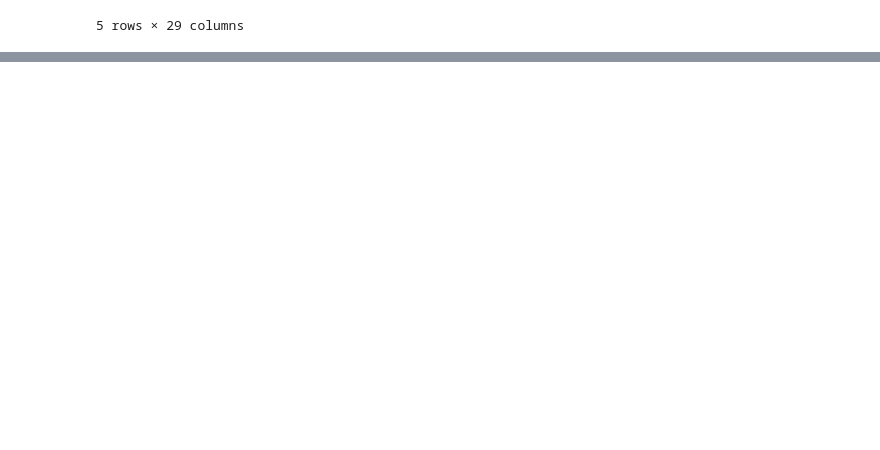
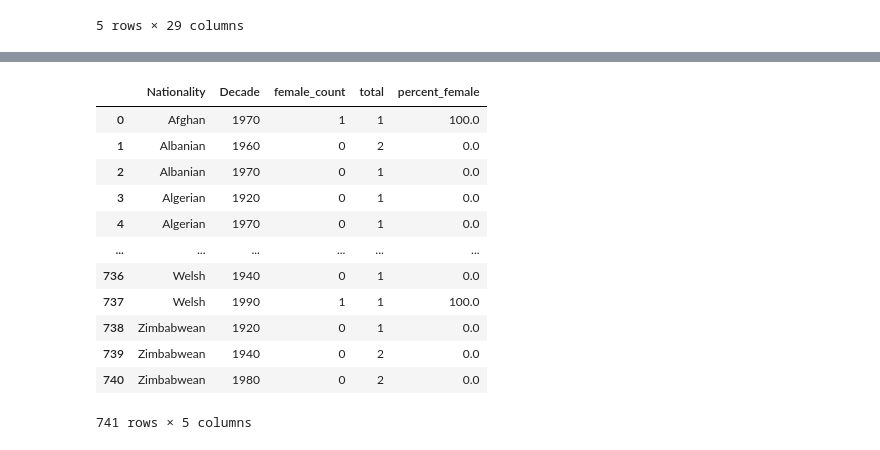
Before and after one commit to Isabelle-Raad/Final_Project_1, a Jupyter notebook: Percent_female.ipynb, the cells around one changed output, grey strips where cells are left out. Cells and saved outputs as stored; diff of their text form; code cells hidden in the pictures; blank space fills up the shorter version.

```diff
--- a/Percent_female.ipynb
+++ b/Percent_female.ipynb
@@ -84 +113,20 @@ percent_female
+# %%
+percent_female = percent_female.groupby(['Nationality', 'Decade']).sum()
+percent_female['percent_female'] = percent_female['female_count'] / percent_female['total'] * 100
+percent_female = percent_female.reset_index()
+percent_female
+# %% [output]
+|  | Nationality | Decade | female_count | total | percent_female |
+| 0 | Afghan | 1970 | 1 | 1 | 100.0 |
+| 1 | Albanian | 1960 | 0 | 2 | 0.0 |
+| 2 | Albanian | 1970 | 0 | 1 | 0.0 |
+| 3 | Algerian | 1920 | 0 | 1 | 0.0 |
+| 4 | Algerian | 1970 | 0 | 1 | 0.0 |
+| ... | ... | ... | ... | ... | ... |
+| 736 | Welsh | 1940 | 0 | 1 | 0.0 |
+| 737 | Welsh | 1990 | 1 | 1 | 100.0 |
+| 738 | Zimbabwean | 1920 | 0 | 1 | 0.0 |
+| 739 | Zimbabwean | 1940 | 0 | 2 | 0.0 |
+| 740 | Zimbabwean | 1980 | 0 | 2 | 0.0 |
+741 rows × 5 columns
 # %%
```
Also changed, not shown: parts of 9 cells of this notebook.
